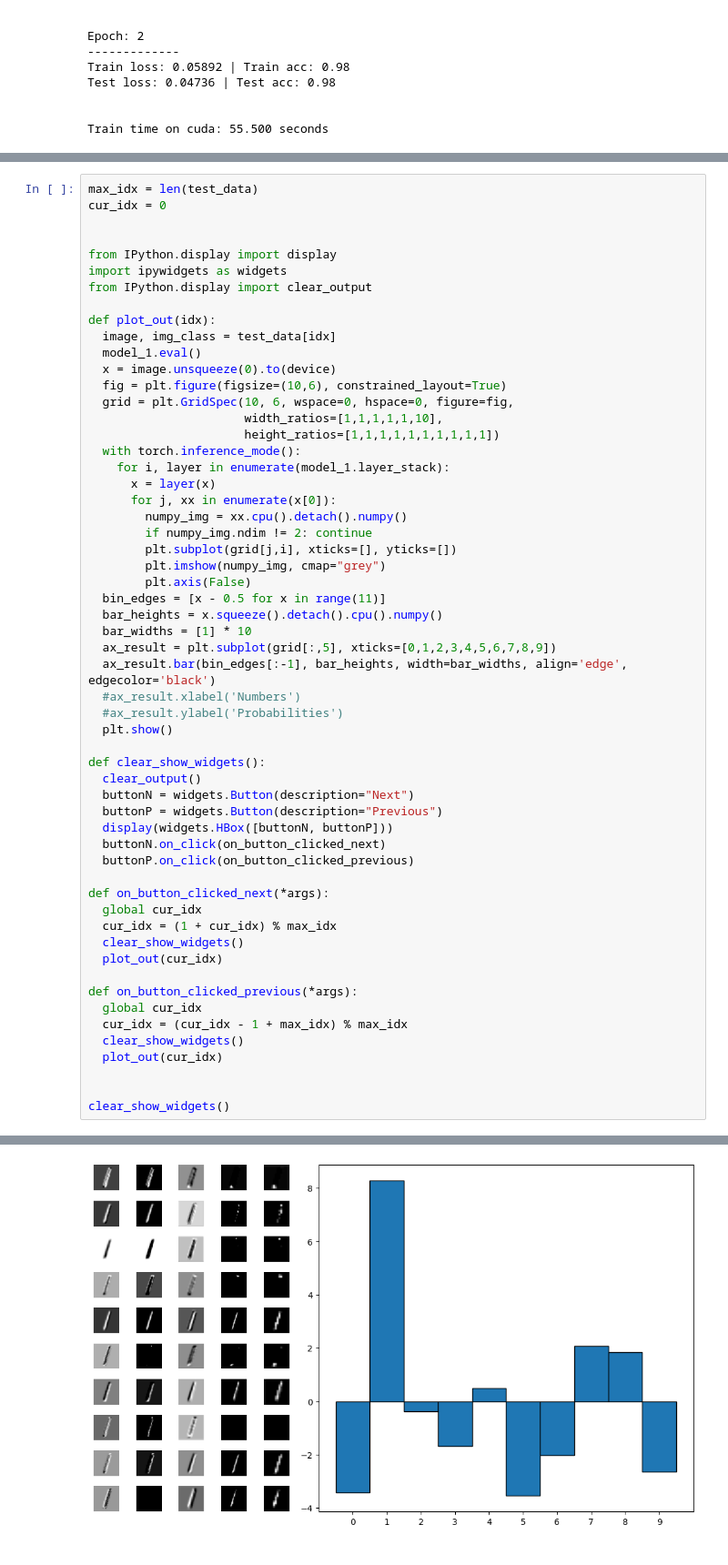
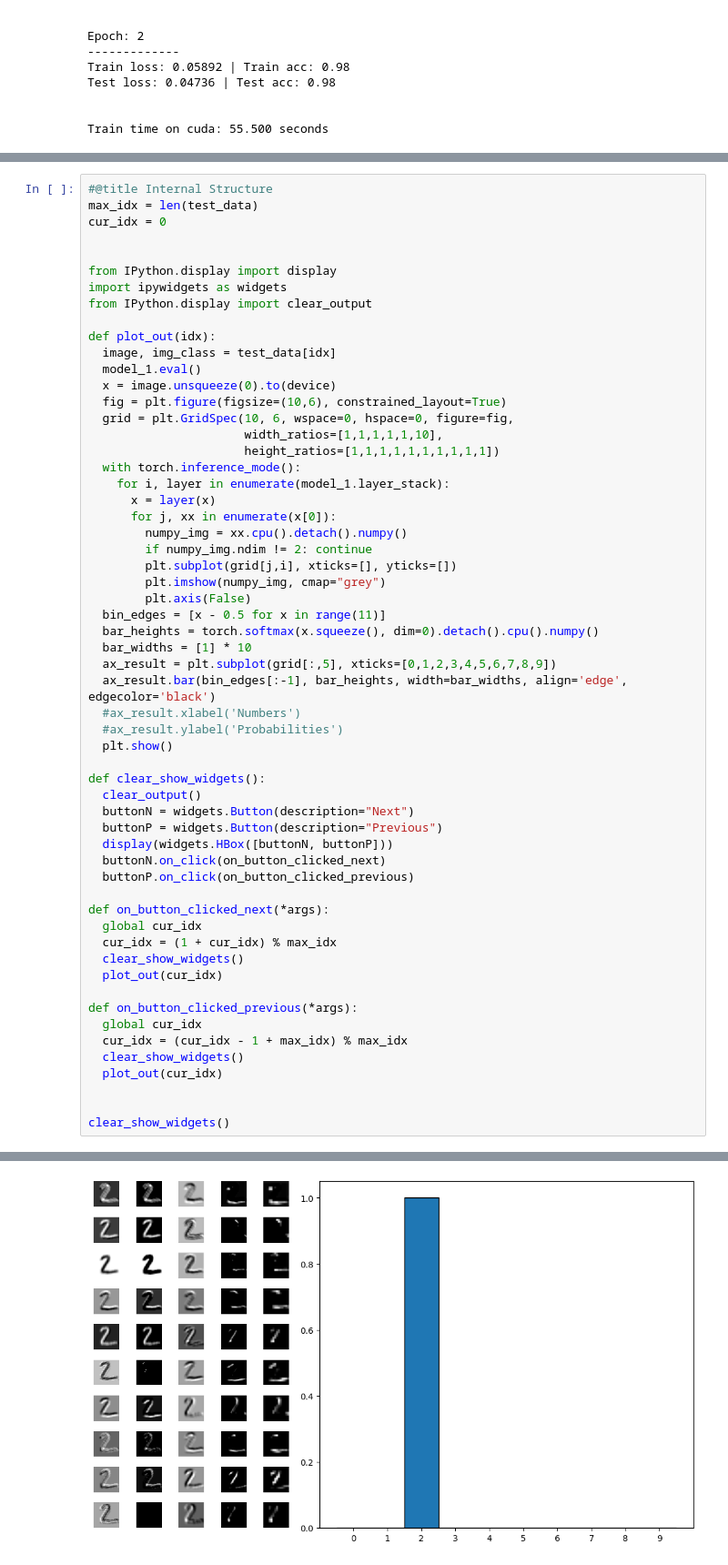
Before and after one commit to fbeilstein/presentations, a Jupyter notebook: presentation_for_December_3_2024.ipynb, the cells around one changed output, grey strips where cells are left out. Shown at 91% size. Cells and saved outputs as stored; diff of their text form.

```diff
--- a/presentation_for_December_3_2024.ipynb
+++ b/presentation_for_December_3_2024.ipynb
@@ -832,6 +832,7 @@ output.register_callback('notebook.DoRec', do_recognition)
 # %% [output]
 [interactive output not drawn]
 # %%
+#@title Internal Structure
 max_idx = len(test_data)
 cur_idx = 0
 
@@ -858,36 +859,36 @@ def plot_out(idx):
         plt.imshow(numpy_img, cmap="grey")
         plt.axis(False)
   bin_edges = [x - 0.5 for x in range(11)]
-  bar_heights = x.squeeze().detach().cpu().numpy()
+  bar_heights = torch.softmax(x.squeeze(), dim=0).detach().cpu().numpy()
   bar_widths = [1] * 10
   ax_result = plt.subplot(grid[:,5], xticks=[0,1,2,3,4,5,6,7,8,9])
   ax_result.bar(bin_edges[:-1], bar_heights, width=bar_widths, align='edge', edgecolor='black')
   #ax_result.xlabel('Numbers')
   #ax_result.ylabel('Probabilities')
   plt.show()
 
 def clear_show_widgets():
   clear_output()
   buttonN = widgets.Button(description="Next")
   buttonP = widgets.Button(description="Previous")
   display(widgets.HBox([buttonN, buttonP]))
   buttonN.on_click(on_button_clicked_next)
   buttonP.on_click(on_button_clicked_previous)
 
 def on_button_clicked_next(*args):
   global cur_idx
   cur_idx = (1 + cur_idx) % max_idx
   clear_show_widgets()
   plot_out(cur_idx)
 
 def on_button_clicked_previous(*args):
   global cur_idx
   cur_idx = (cur_idx - 1 + max_idx) % max_idx
   clear_show_widgets()
   plot_out(cur_idx)
 
 
 clear_show_widgets()
 # %% [output]
 HBox(children=(Button(description='Next', style=ButtonStyle()), Button(description='Previous', style=ButtonSty…
-[figure, old version]
+[figure, new version]
```
